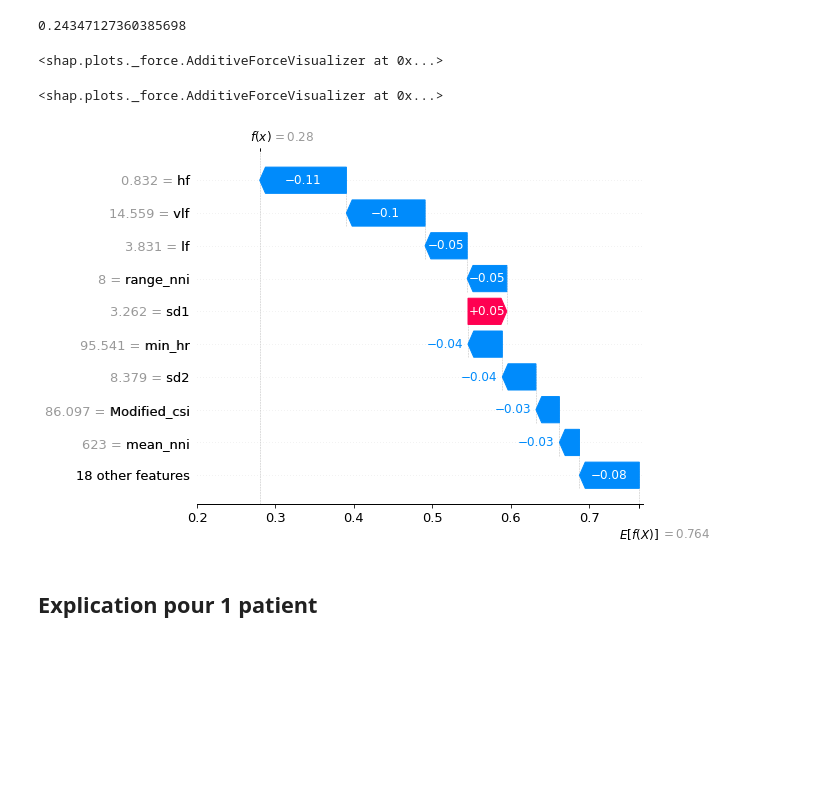
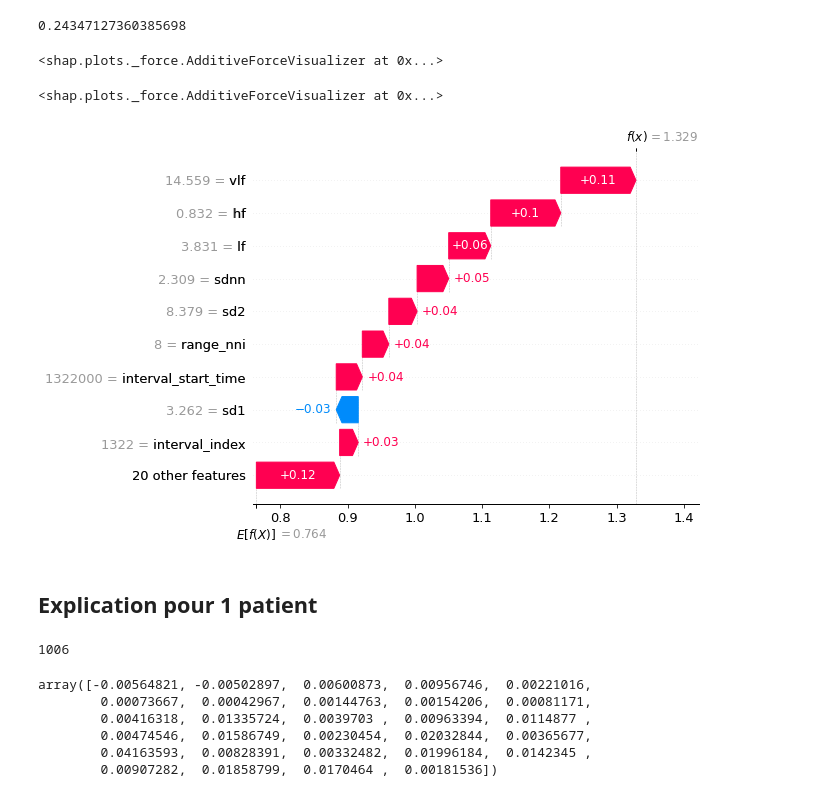
Before and after one commit to adcollin/LIME_SHAP, a Jupyter notebook: essai_SHAP.ipynb, the cells around one changed output. Drawn from its saved outputs; the diff is of its cells as text; code cells hidden in the pictures; blank space fills up the shorter version.

```diff
--- a/essai_SHAP.ipynb
+++ b/essai_SHAP.ipynb
@@ -107,3 +133,15 @@ len(np.where(y_test==1)[0])/len(y_test)
 # %% [output]
 0.24347127360385698
+# %%
+i = 0
+
+
+
+shap.force_plot(explainer.expected_value[0], shap_values[1]
+                [i], X_test.values[i], feature_names=X_test.columns)
+
+rf.predict([X_test.values[i]])
+y_test.values[i]
+# %% [output]
+<shap.plots._force.AdditiveForceVisualizer at 0x...>
 # %%
@@ -112,21 +151,28 @@ shap.force_plot(explainer.expected_value[0], shap_values[0][i], X_test.values[i]
 # %% [output]
 <shap.plots._force.AdditiveForceVisualizer at 0x...>
 # %%
-i=45
-shap.force_plot(explainer.expected_value[0], shap_values[0][i], X_test.values[i], feature_names = X_test.columns)
+row = 45
+shap.waterfall_plot(shap.Explanation(values=shap_values[1][row],
+                                     base_values=explainer.expected_value[0], data=X_test.iloc[row],
+                                     feature_names=X_test.columns.tolist()))
 # %% [output]
-<shap.plots._force.AdditiveForceVisualizer at 0x...>
+[figure, added]
-# %%
-row = 45
-shap.waterfall_plot(shap.Explanation(values=shap_values[0][row],
-                                              base_values=explainer.expected_value[0], data=X_test.iloc[row],
-                                         feature_names=X_test.columns.tolist()))
-# %% [output]
-[figure, removed]
 # %% [markdown]
 ## Explication pour 1 patient
 # %%
-X = db[db['patient']==2].drop('label', axis=1).drop('timestamp', axis=1).drop('interval_start_time', axis=1).drop('patient', axis=1).drop('filename', axis=1).drop('interval_index', axis=1)
+X = db[db['patient'] == 5].drop('label', axis=1).drop('timestamp', axis=1).drop('patient', axis=1).drop('filename', axis=1)
 explainer_patient = shap.TreeExplainer(rf)
 shap_values_patient = explainer_patient.shap_values(X)
+len(X)
+# %% [output]
+1006
+# %%
+shap_values_patient[0][0]
+# %% [output]
+array([-0.00564821, -0.00502897,  0.00600873,  0.00956746,  0.00221016,
+        0.00073667,  0.00042967,  0.00144763,  0.00154206,  0.00081171,
+        0.00416318,  0.01335724,  0.0039703 ,  0.00963394,  0.0114877 ,
+        0.00474546,  0.01586749,  0.00230454,  0.02032844,  0.00365677,
+        0.04163593,  0.00828391,  0.00332482,  0.01996184,  0.0142345 ,
+        0.00907282,  0.01858799,  0.0170464 ,  0.00181536])
 # %%
```
Also changed, not shown: parts of 20 cells of this notebook.
